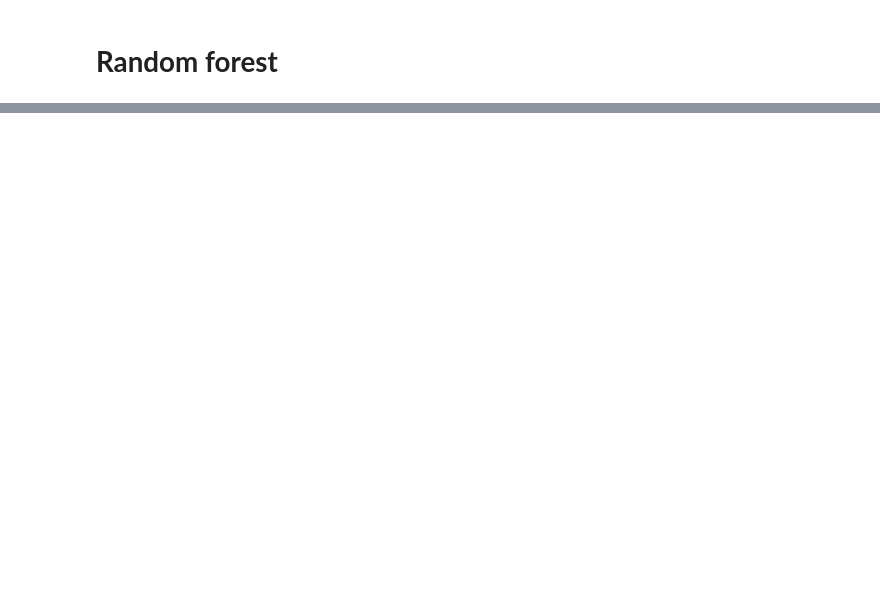
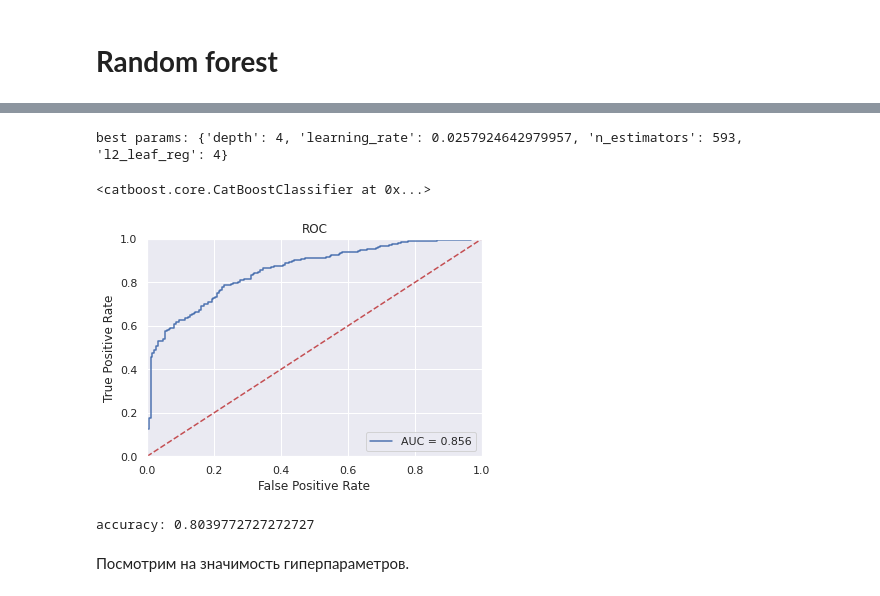
Before and after one commit to Doppler-67/telecom-users-churn-forecasting, a Jupyter notebook: telecom.ipynb, the cells around one changed output, grey strips where cells are left out. Drawn from its saved outputs; the diff is of its cells as text; code cells hidden in the pictures; blank space fills up the shorter version.

```diff
--- a/telecom.ipynb
+++ b/telecom.ipynb
@@ -834,0 +920,2 @@ plot_auc_roc(model, x_valid_ohe, y_valid)
+# %%
+model.fit(x_train, y_train)
@@ -834,0 +944,25 @@ plot_auc_roc(model, x_valid_ohe, y_valid)
+# %%
+sampler = optuna.samplers.TPESampler(seed=67)
+study = optuna.create_study(direction='maximize', sampler=sampler)
+optuna.logging.set_verbosity(optuna.logging.WARNING)
+study.optimize(objective, n_trials=100)
+# %%
+print('best params:', study.best_params)
+# %% [output]
+best params: {'depth': 4, 'learning_rate': 0.0257924642979957, 'n_estimators': 593, 'l2_leaf_reg': 4}
+# %%
+catboost_model = CatBoostClassifier(**study.best_params, task_type=catboost_device, random_state=67, verbose=0)
+# %%
+catboost_model.fit(x_train, y_train)
+# %% [output]
+<catboost.core.CatBoostClassifier at 0x...>
+# %%
+plot_auc_roc(catboost_model, x_valid, y_valid)
+# %% [output]
+[figure, added]
+# %%
+print('accuracy:', accuracy_score(y_valid.astype(str), catboost_model.predict(x_valid)))
+# %% [output]
+accuracy: 0.8039772727272727
+# %% [markdown]
+Посмотрим на значимость гиперпараметров.
```
Also changed, not shown: parts of 89 cells of this notebook.
